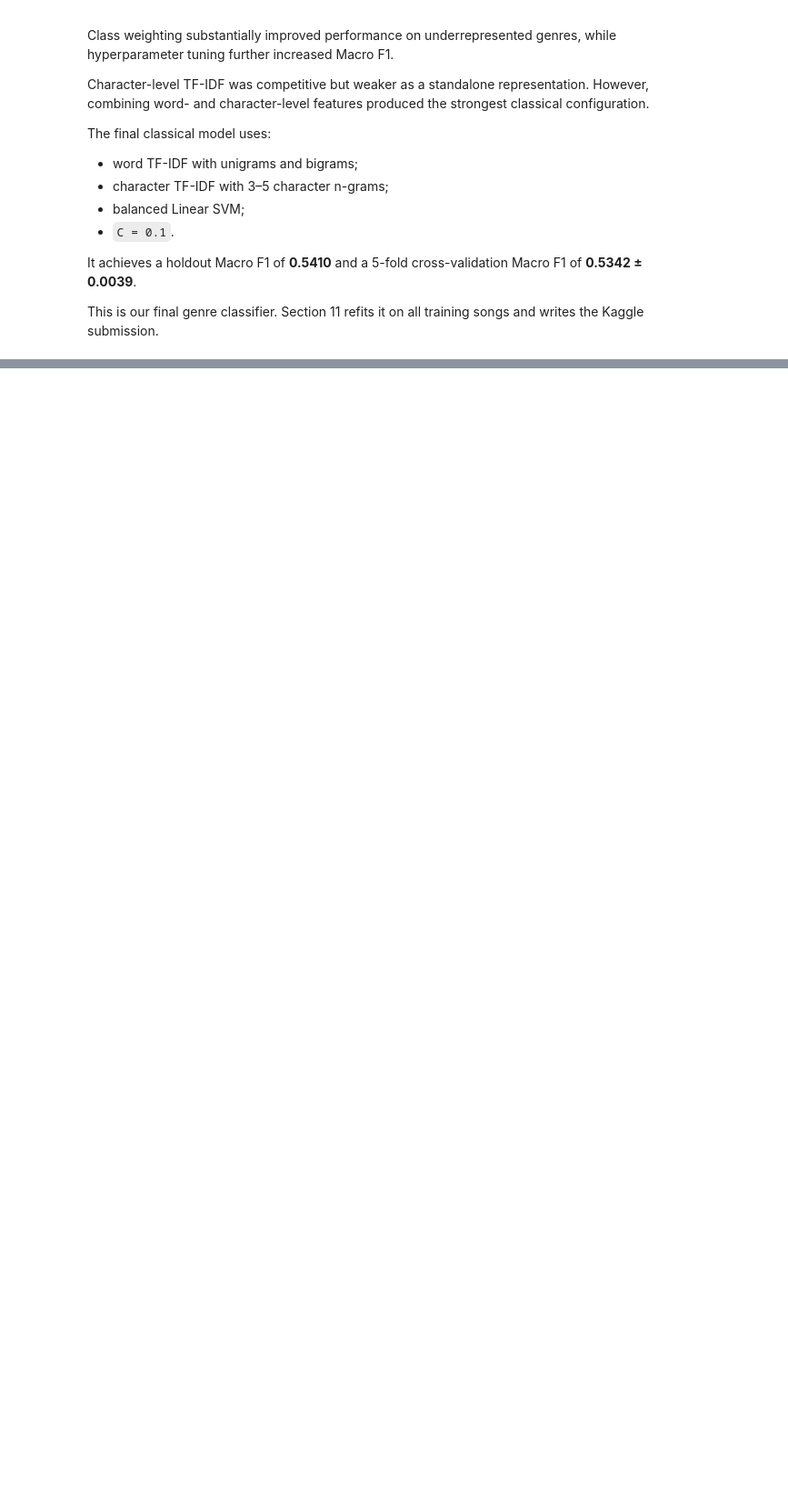
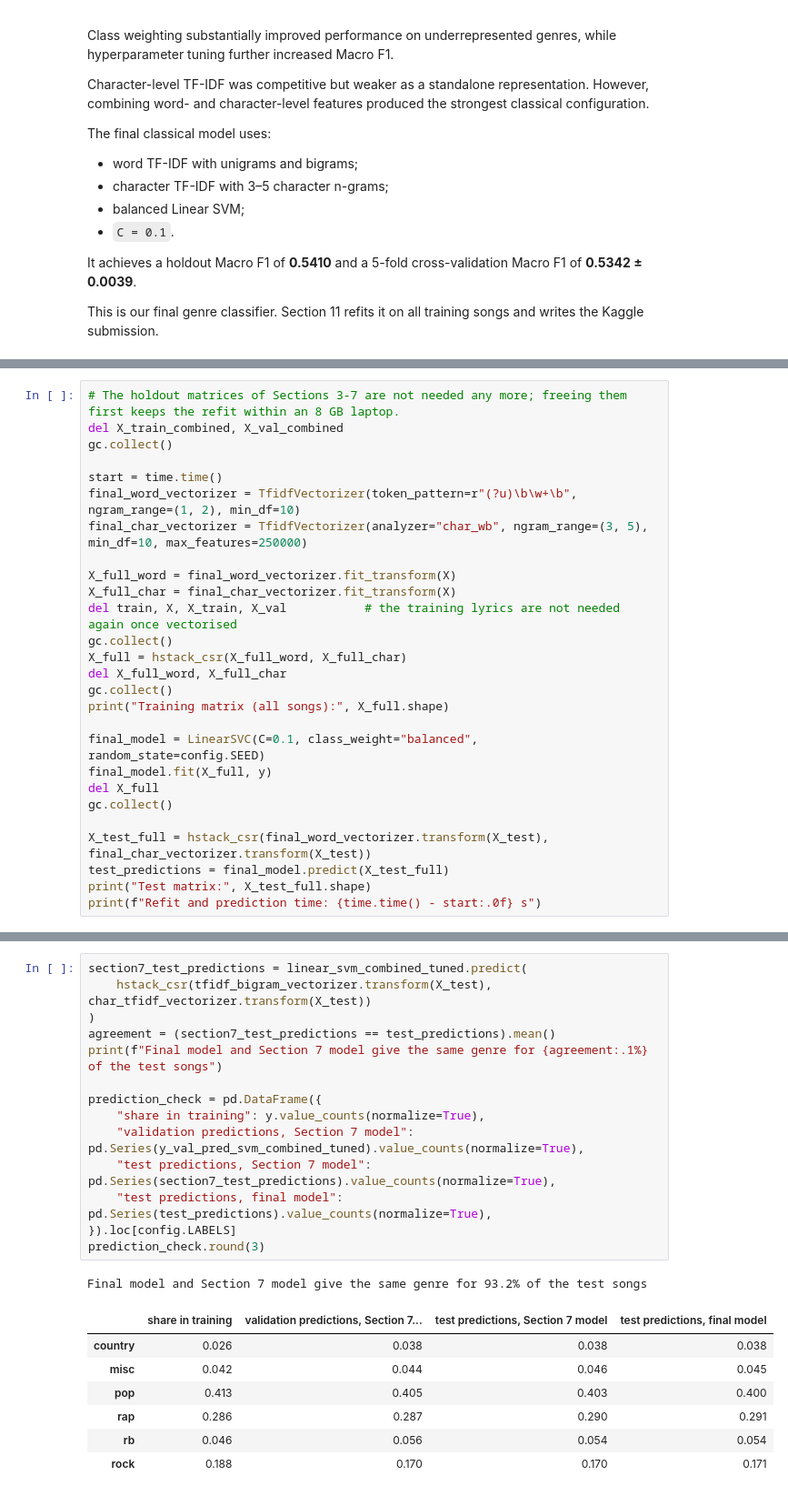
Before and after one commit to heyydaniyal/Music-Genre-Identification, a Jupyter notebook: notebooks/03_genre_classification.ipynb, the cells around one changed output, grey strips where cells are left out. Shown at 91% size. Saved outputs shown, nothing was run; the diff lists cells and outputs as text; blank space fills up the shorter version.

```diff
--- a/notebooks/03_genre_classification.ipynb
+++ b/notebooks/03_genre_classification.ipynb
@@ -1394,0 +1293,27 @@ Notebook 4 leaves classification aside and looks at the emotional tone of the ly
+# %%
+# The holdout matrices of Sections 3-7 are not needed any more; freeing them first keeps the refit within an 8 GB laptop.
+del X_train_combined, X_val_combined
+gc.collect()
+
+start = time.time()
+final_word_vectorizer = TfidfVectorizer(token_pattern=r"(?u)\b\w+\b", ngram_range=(1, 2), min_df=10)
+final_char_vectorizer = TfidfVectorizer(analyzer="char_wb", ngram_range=(3, 5), min_df=10, max_features=250000)
+
+X_full_word = final_word_vectorizer.fit_transform(X)
+X_full_char = final_char_vectorizer.fit_transform(X)
+del train, X, X_train, X_val           # the training lyrics are not needed again once vectorised
+gc.collect()
+X_full = hstack_csr(X_full_word, X_full_char)
+del X_full_word, X_full_char
+gc.collect()
+print("Training matrix (all songs):", X_full.shape)
+
+final_model = LinearSVC(C=0.1, class_weight="balanced", random_state=config.SEED)
+final_model.fit(X_full, y)
+del X_full
+gc.collect()
+
+X_test_full = hstack_csr(final_word_vectorizer.transform(X_test), final_char_vectorizer.transform(X_test))
+test_predictions = final_model.predict(X_test_full)
+print("Test matrix:", X_test_full.shape)
+print(f"Refit and prediction time: {time.time() - start:.0f} s")
@@ -1394,0 +1333,23 @@ Notebook 4 leaves classification aside and looks at the emotional tone of the ly
+# %%
+section7_test_predictions = linear_svm_combined_tuned.predict(
+    hstack_csr(tfidf_bigram_vectorizer.transform(X_test), char_tfidf_vectorizer.transform(X_test))
+)
+agreement = (section7_test_predictions == test_predictions).mean()
+print(f"Final model and Section 7 model give the same genre for {agreement:.1%} of the test songs")
+
+prediction_check = pd.DataFrame({
+    "share in training": y.value_counts(normalize=True),
+    "validation predictions, Section 7 model": pd.Series(y_val_pred_svm_combined_tuned).value_counts(normalize=True),
+    "test predictions, Section 7 model": pd.Series(section7_test_predictions).value_counts(normalize=True),
+    "test predictions, final model": pd.Series(test_predictions).value_counts(normalize=True),
+}).loc[config.LABELS]
+prediction_check.round(3)
+# %% [output]
+Final model and Section 7 model give the same genre for 93.2% of the test songs
+|  | share in training | validation predictions, Section 7... | test predictions, Section 7 model | test predictions, final model |
+| country | 0.026 | 0.038 | 0.038 | 0.038 |
+| misc | 0.042 | 0.044 | 0.046 | 0.045 |
+| pop | 0.413 | 0.405 | 0.403 | 0.400 |
+| rap | 0.286 | 0.287 | 0.290 | 0.291 |
+| rb | 0.046 | 0.056 | 0.054 | 0.054 |
+| rock | 0.188 | 0.170 | 0.170 | 0.171 |
```
Also changed, not shown: parts of 28 cells of this notebook, 14 other files.
